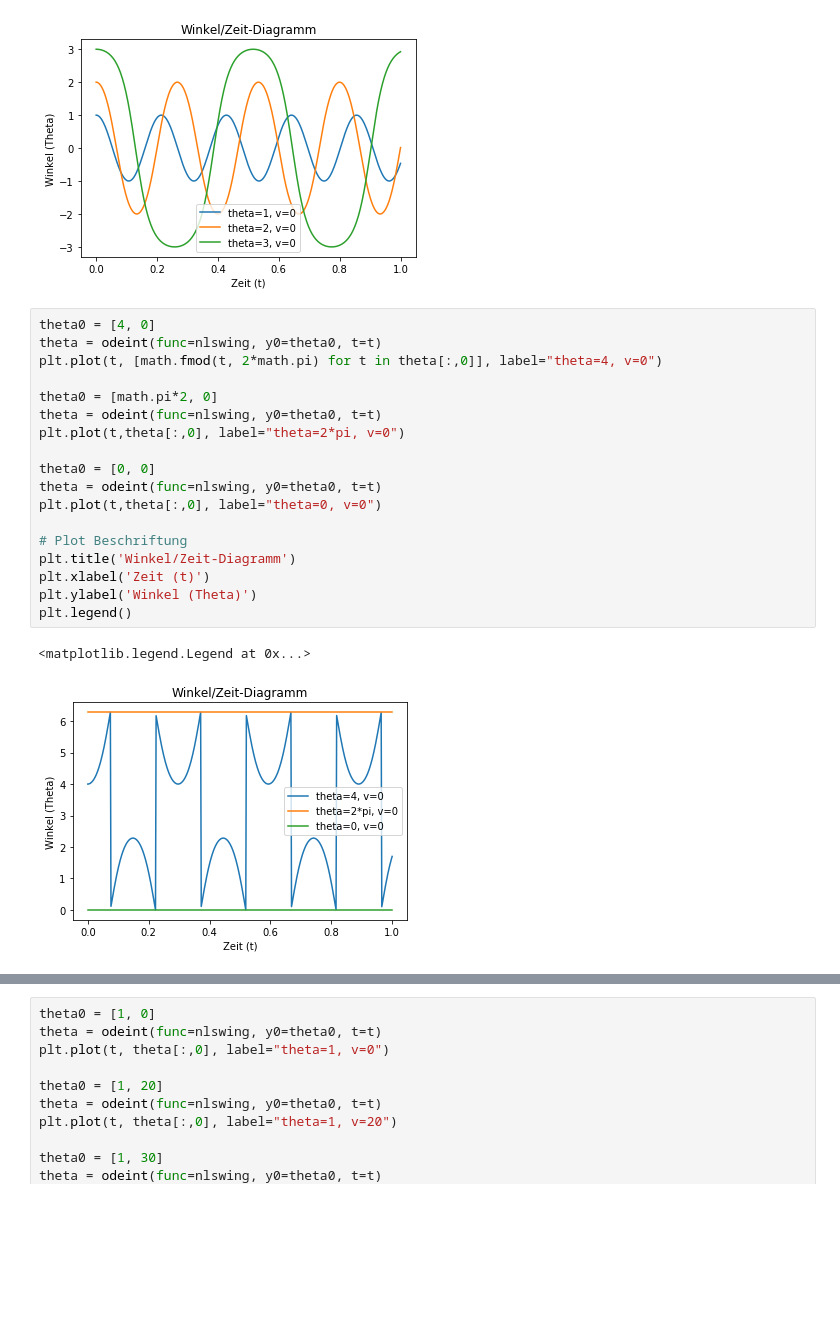
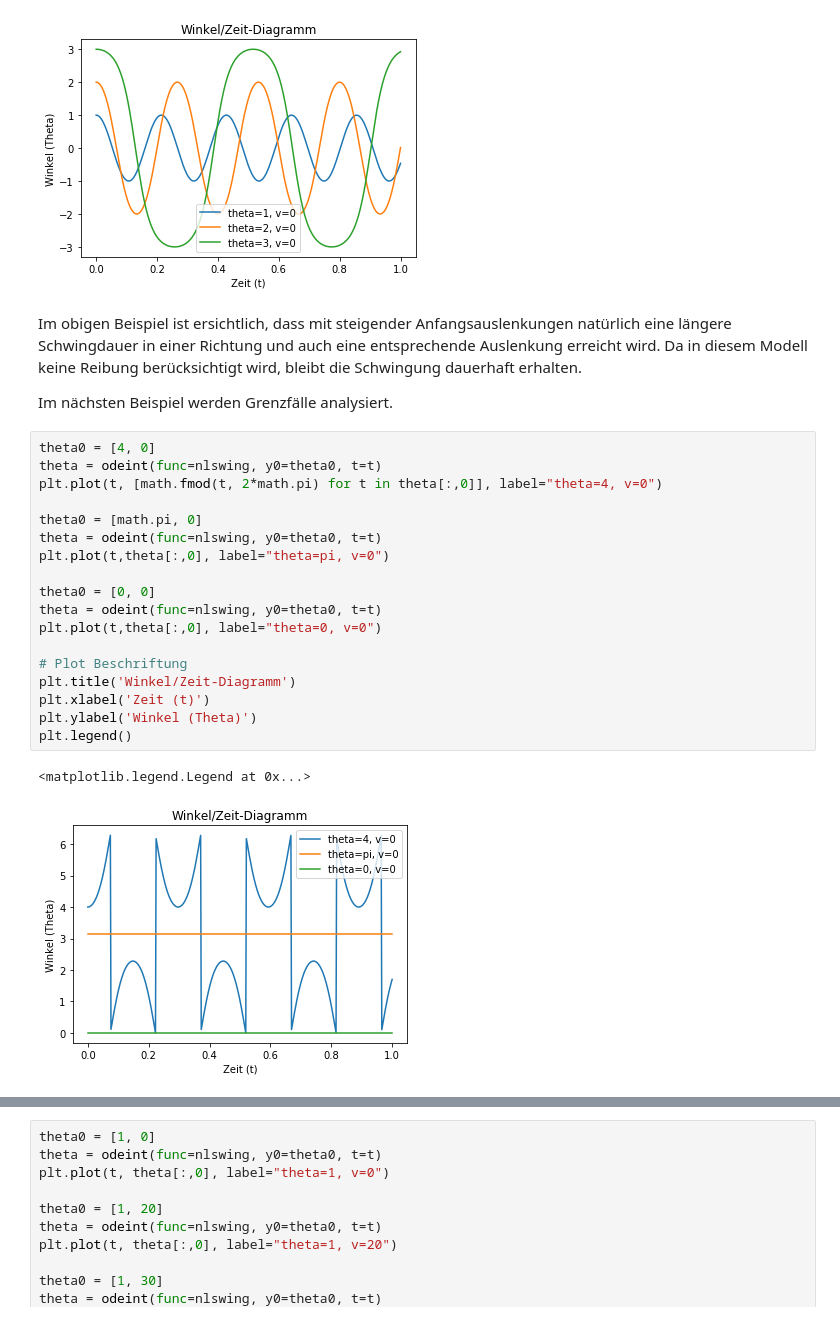
Before and after one commit to darenegade/modellbildung, a Jupyter notebook: Abgabe 3/Abgabe 3.ipynb, the cells around one changed output, grey strips where cells are left out. Drawn from its saved outputs; the diff is of its cells as text; blank space fills up the shorter version.

```diff
--- a/Abgabe 3/Abgabe 3.ipynb
+++ b/Abgabe 3/Abgabe 3.ipynb
@@ -162,24 +203,28 @@ plt.legend()
 # %% [output]
 <matplotlib.legend.Legend at 0x...>
 [figure]
+# %% [markdown]
+Im obigen Beispiel ist ersichtlich, dass mit steigender Anfangsauslenkungen natürlich eine längere Schwingdauer in einer Richtung und auch eine entsprechende Auslenkung erreicht wird. Da in diesem Modell keine Reibung berücksichtigt wird, bleibt die Schwingung dauerhaft erhalten.
+
+Im nächsten Beispiel werden Grenzfälle analysiert.
 # %%
 theta0 = [4, 0]
 theta = odeint(func=nlswing, y0=theta0, t=t)
 plt.plot(t, [math.fmod(t, 2*math.pi) for t in theta[:,0]], label="theta=4, v=0")
 
-theta0 = [math.pi*2, 0]
+theta0 = [math.pi, 0]
 theta = odeint(func=nlswing, y0=theta0, t=t)
-plt.plot(t,theta[:,0], label="theta=2*pi, v=0")
+plt.plot(t,theta[:,0], label="theta=pi, v=0")
 
 theta0 = [0, 0]
 theta = odeint(func=nlswing, y0=theta0, t=t)
 plt.plot(t,theta[:,0], label="theta=0, v=0")
 
 # Plot Beschriftung
 plt.title('Winkel/Zeit-Diagramm')
 plt.xlabel('Zeit (t)')
 plt.ylabel('Winkel (Theta)')
 plt.legend()
 # %% [output]
 <matplotlib.legend.Legend at 0x...>
-[figure, old version]
+[figure, new version]
```
Also changed, not shown: parts of 13 cells of this notebook.
